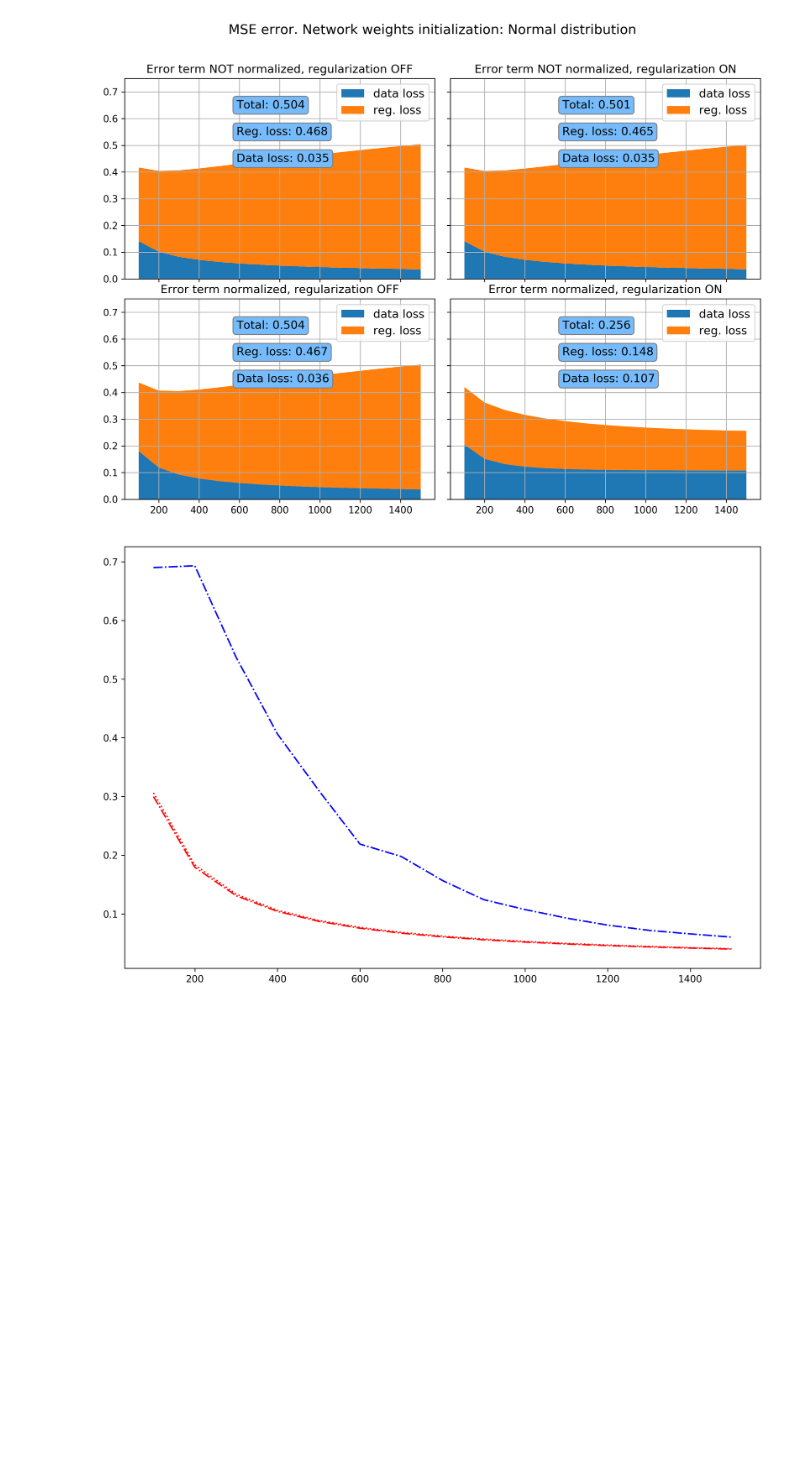
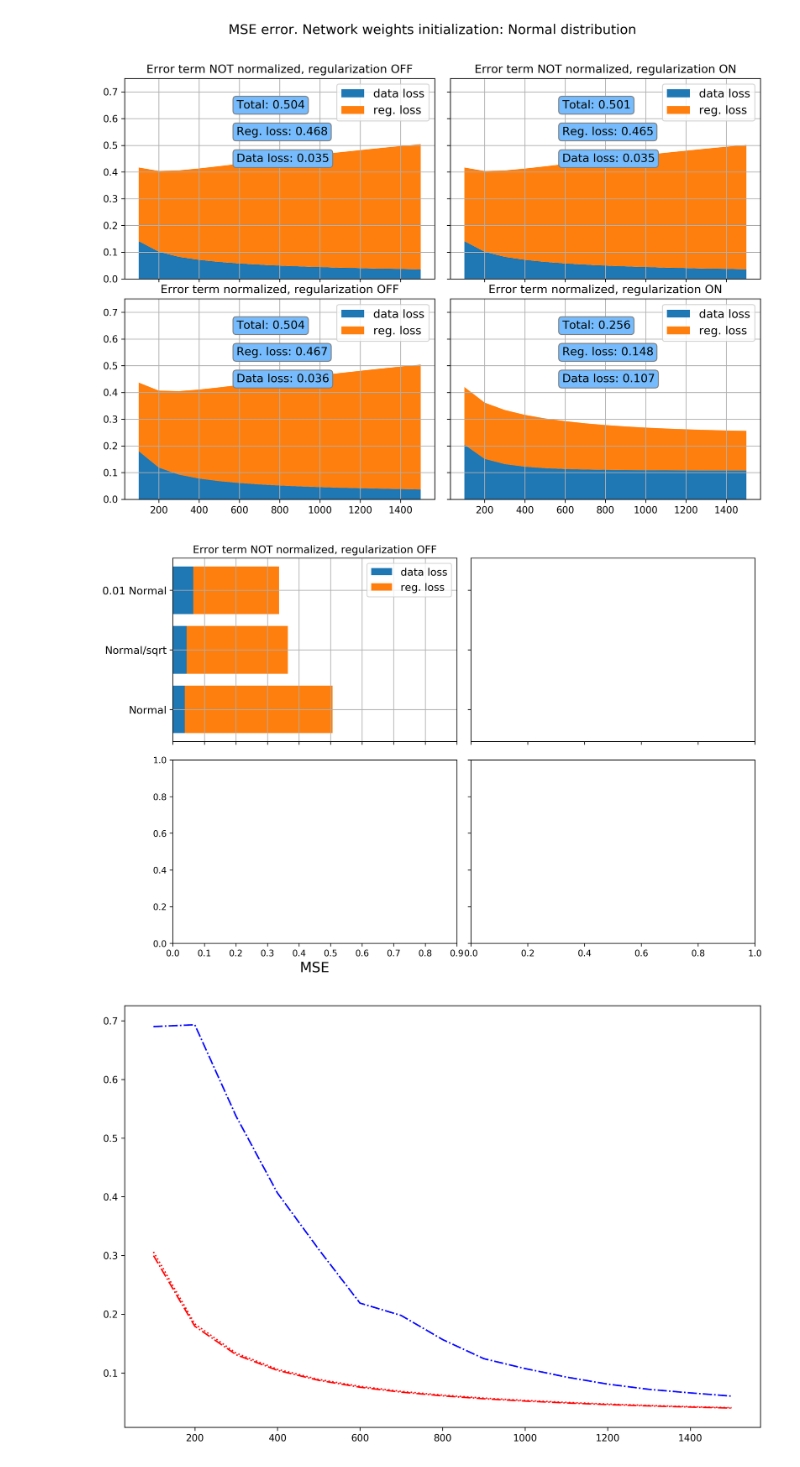
Before and after one commit to DKolmas/Python-Neural-Network, a Jupyter notebook: Network_building_blocks_v0.3.ipynb, the cells around one changed output. Drawn from its saved outputs; the diff is of its cells as text; code cells hidden in the pictures; blank space fills up the shorter version.

Commit message:
Draft version of figure with comparison of final values of MSE for different methods of weigths initialization

```diff
--- a/Network_building_blocks_v0.3.ipynb
+++ b/Network_building_blocks_v0.3.ipynb
@@ -1379,3 +1511,14 @@ plotMse(track_error_term_not_div_w3_regOff, track_error_term_not_div_w3_regOn,
+# %%
+#plotFinalMse(Data_NormOff_RegOff_w0, Data_NormOn_RegOff_w0, Data_NormOff_RegOn_w0, Data_NormOn_RegOn_w0,
+#                 Data_NormOff_RegOff_w2, Data_NormOn_RegOff_w2, Data_NormOff_RegOn_w2, Data_NormOn_RegOn_w2,
+#                 Data_NormOff_RegOff_w3, Data_NormOn_RegOff_w3, Data_NormOff_RegOn_w3, Data_NormOn_RegOn_w3,
+#                 TitlePart1 ='', TrainData=True):
+
+plotFinalMse(track_error_term_not_div_w0_regOff, track_error_term_div_w0_regOff, track_error_term_not_div_w0_regOn, track_error_term_div_w0_regOn,
+             track_error_term_not_div_w2_regOff, track_error_term_div_w2_regOff, track_error_term_not_div_w2_regOn, track_error_term_div_w2_regOn,
+             track_error_term_not_div_w3_regOff, track_error_term_div_w3_regOff, track_error_term_not_div_w3_regOn, track_error_term_div_w3_regOn)
+# %% [output]
+[figure, added]
 # %%
 line_w03, = plt.plot(epochs[1:], track_error_term_not_div_w0_regOff[idx][1:],':',color='blue')
 line_w04, = plt.plot(epochs[1:], track_error_term_div_w0_regOff[idx][1:], '-.',color='blue')
```
Also changed, not shown: parts of 2 cells of this notebook.
